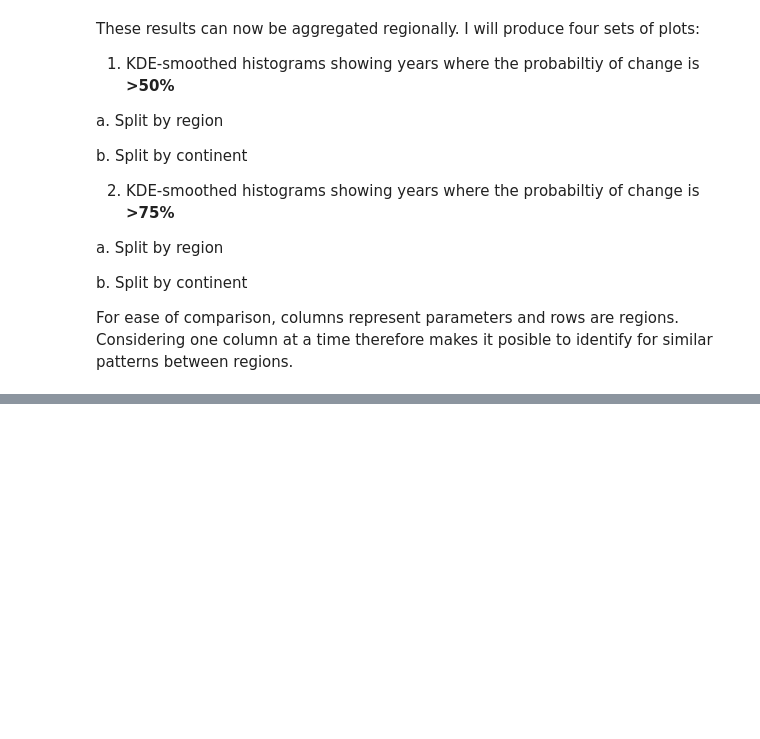
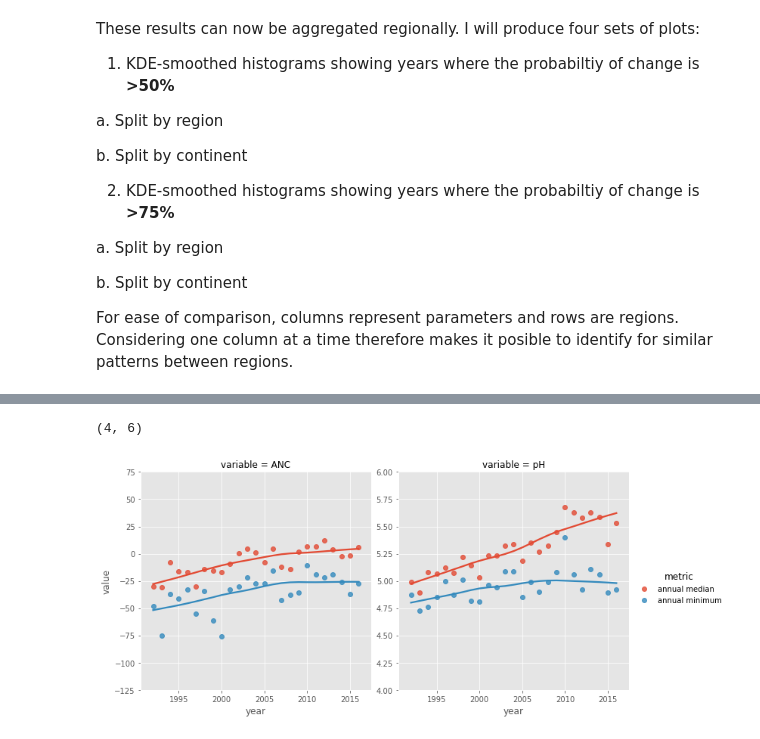
Before and after one commit to JamesSample/icpw, a Jupyter notebook: toc_report_feb_2019_part6.ipynb, the cells around one changed output, grey strips where cells are left out. Drawn from its saved outputs; the diff is of its cells as text; code cells hidden in the pictures; blank space fills up the shorter version.

```diff
--- a/toc_report_feb_2019_part6.ipynb
+++ b/toc_report_feb_2019_part6.ipynb
@@ -810,0 +859,15 @@ I haven't had time to look at this output in detail, but there appears to be evi
+# %%
+# Plot
+g = sn.lmplot(x='year',
+              y='value',
+              data=ann_df,
+              col='variable',
+              hue='metric',
+              sharey=False,
+              lowess=True)
+
+g.axes[0, 0].set_ylim((-125, 75))
+g.axes[0, 1].set_ylim((4, 6))
+# %% [output]
+(4, 6)
+[figure, added]
```
Also changed, not shown: parts of 23 cells of this notebook.
